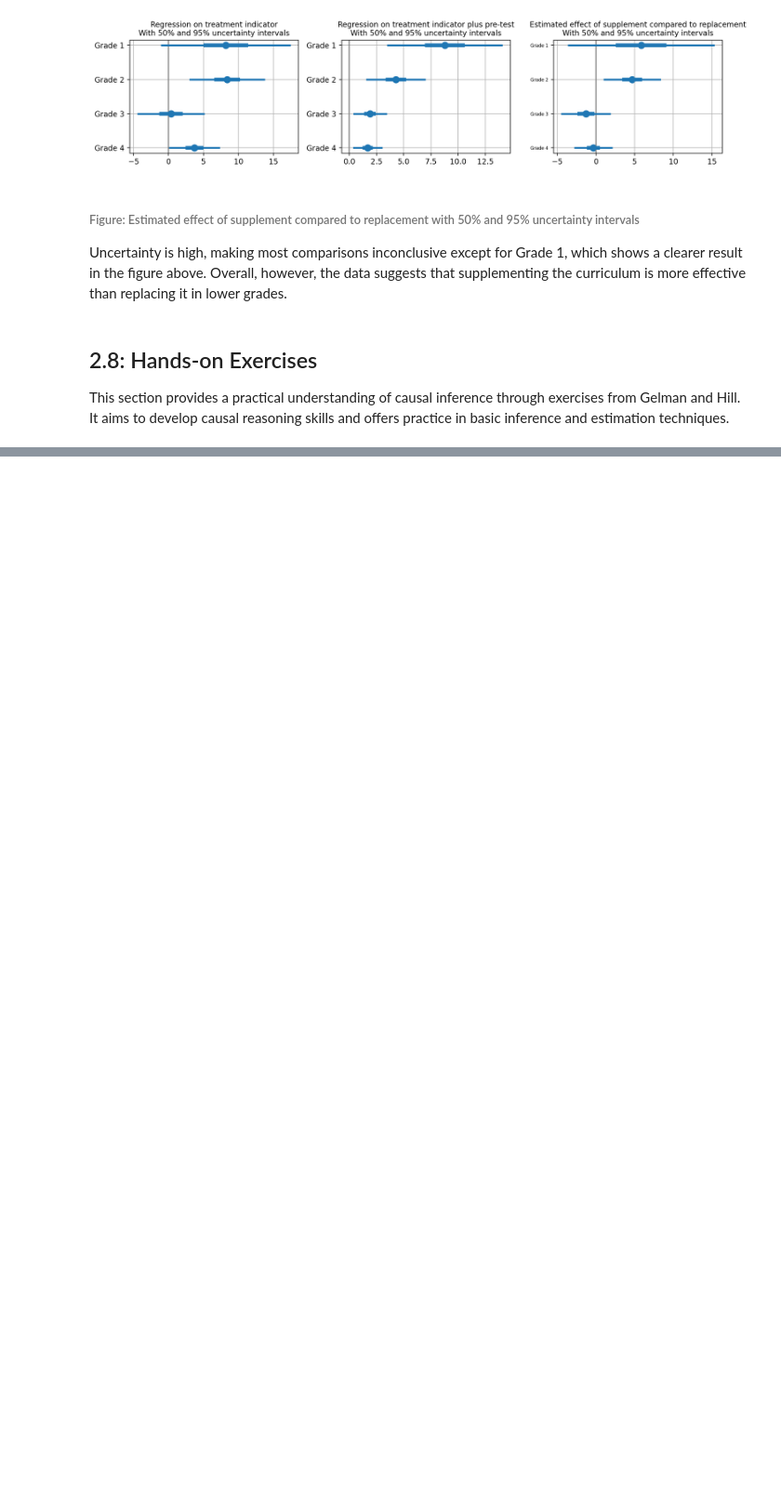
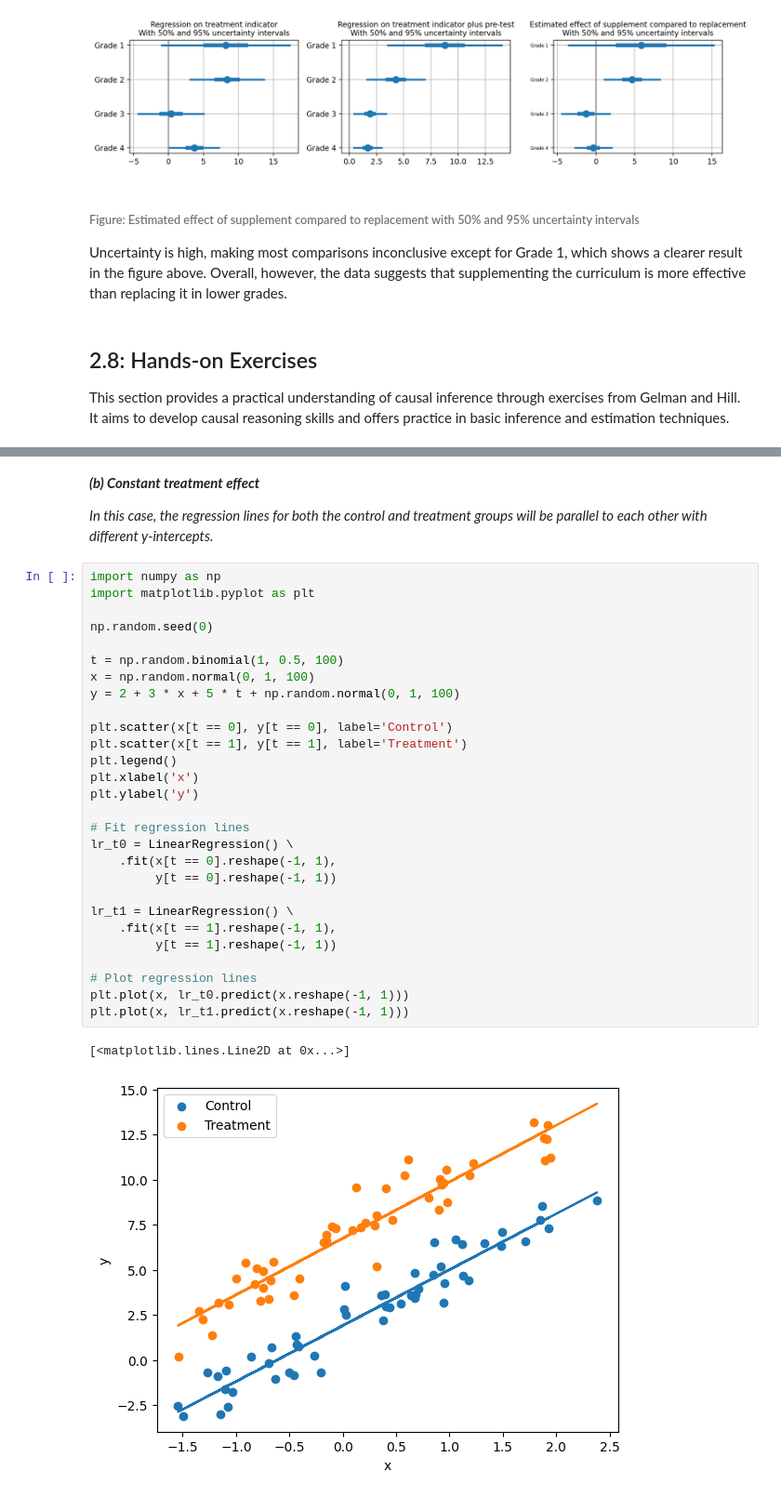
Before and after one commit to stefano-bragaglia/applied-causal-inference, a Jupyter notebook: src/notebooks/02_theory_and_basic_concepts.ipynb, the cells around one changed output, grey strips where cells are left out. Shown at 93% size. Cells and saved outputs as stored; diff of their text form; blank space fills up the shorter version.

```diff
--- a/src/notebooks/02_theory_and_basic_concepts.ipynb
+++ b/src/notebooks/02_theory_and_basic_concepts.ipynb
@@ -1086,0 +1250,36 @@ It aims to develop causal reasoning skills and offers practice in basic inferenc
+# %% [markdown]
+
+_**(b) Constant treatment effect**_
+
+_In this case, the regression lines for both the control and treatment groups will be parallel to each other with different y-intercepts._
+# %%
+import numpy as np
+import matplotlib.pyplot as plt
+
+np.random.seed(0)
+
+t = np.random.binomial(1, 0.5, 100)
+x = np.random.normal(0, 1, 100)
+y = 2 + 3 * x + 5 * t + np.random.normal(0, 1, 100)
+
+plt.scatter(x[t == 0], y[t == 0], label='Control')
+plt.scatter(x[t == 1], y[t == 1], label='Treatment')
+plt.legend()
+plt.xlabel('x')
+plt.ylabel('y')
+
+# Fit regression lines
+lr_t0 = LinearRegression() \
+    .fit(x[t == 0].reshape(-1, 1),
+         y[t == 0].reshape(-1, 1))
+
+lr_t1 = LinearRegression() \
+    .fit(x[t == 1].reshape(-1, 1),
+         y[t == 1].reshape(-1, 1))
+
+# Plot regression lines
+plt.plot(x, lr_t0.predict(x.reshape(-1, 1)))
+plt.plot(x, lr_t1.predict(x.reshape(-1, 1)))
+# %% [output]
+[<matplotlib.lines.Line2D at 0x...>]
+[figure, added]
```
Also changed, not shown: parts of 19 cells of this notebook, 1 other file.
